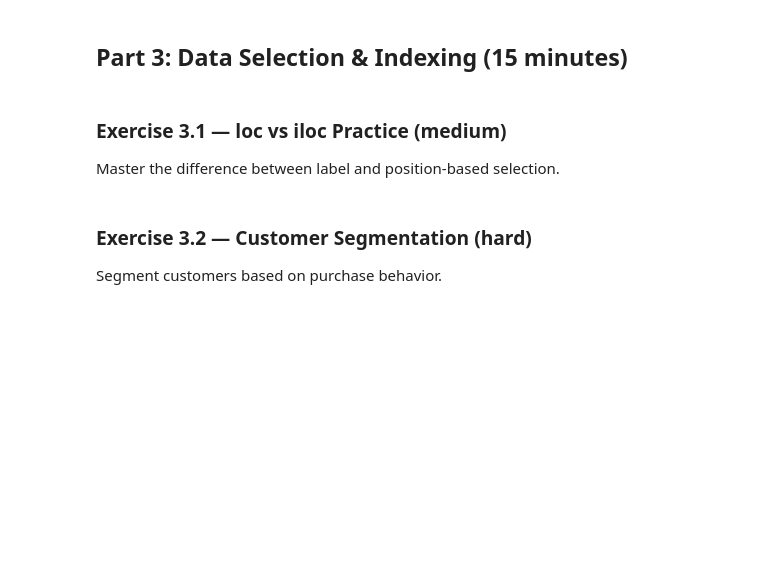
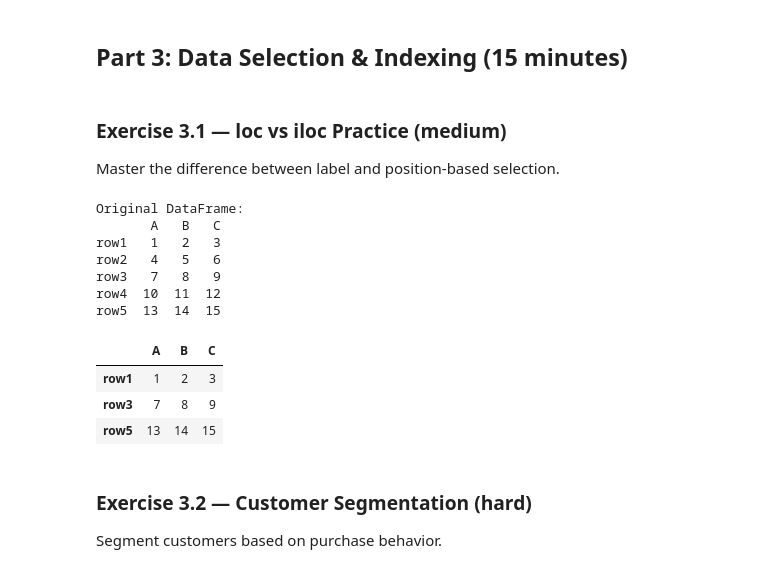
Before and after one commit to jessicapaes/aitechinstitute-jesspaes, a Jupyter notebook: week_1/notebooks/01a_lab_pandas_basics.ipynb, the cells around one changed output. Drawn from its saved outputs; the diff is of its cells as text; code cells hidden in the pictures; blank space fills up the shorter version.

```diff
--- a/week_1/notebooks/01a_lab_pandas_basics.ipynb
+++ b/week_1/notebooks/01a_lab_pandas_basics.ipynb
@@ -144,25 +301,42 @@ Master the difference between label and position-based selection.
 # %%
 # Create sample DataFrame
 df = pd.DataFrame({
     'A': [1, 4, 7, 10, 13],
     'B': [2, 5, 8, 11, 14],
     'C': [3, 6, 9, 12, 15]
 }, index=['row1', 'row2', 'row3', 'row4', 'row5'])
 
 print("Original DataFrame:")
 print(df)
 print()
 
 # TODO: Use loc to:
 # 1. Select row2 to row4, columns A and C
+df.loc['row2':'row4', ['A','C']]
+
 # 2. Select all rows where column B > 8
 # Your code here:
-
+df.loc[df['B']>8, :]
 
 # TODO: Use iloc to:
 # 1. Select first 3 rows and last 2 columns
+df.iloc[0:3, -2:]
+
 # 2. Select every other row
 # Your code here:
+df.iloc[::2, :]
+# %% [output]
+Original DataFrame:
+       A   B   C
+row1   1   2   3
+row2   4   5   6
+row3   7   8   9
+row4  10  11  12
+row5  13  14  15
+|  | A | B | C |
+| row1 | 1 | 2 | 3 |
+| row3 | 7 | 8 | 9 |
+| row5 | 13 | 14 | 15 |
 # %% [markdown]
 ### Exercise 3.2 — Customer Segmentation (hard)
 Segment customers based on purchase behavior.
```
Also changed, not shown: parts of 13 cells of this notebook.
